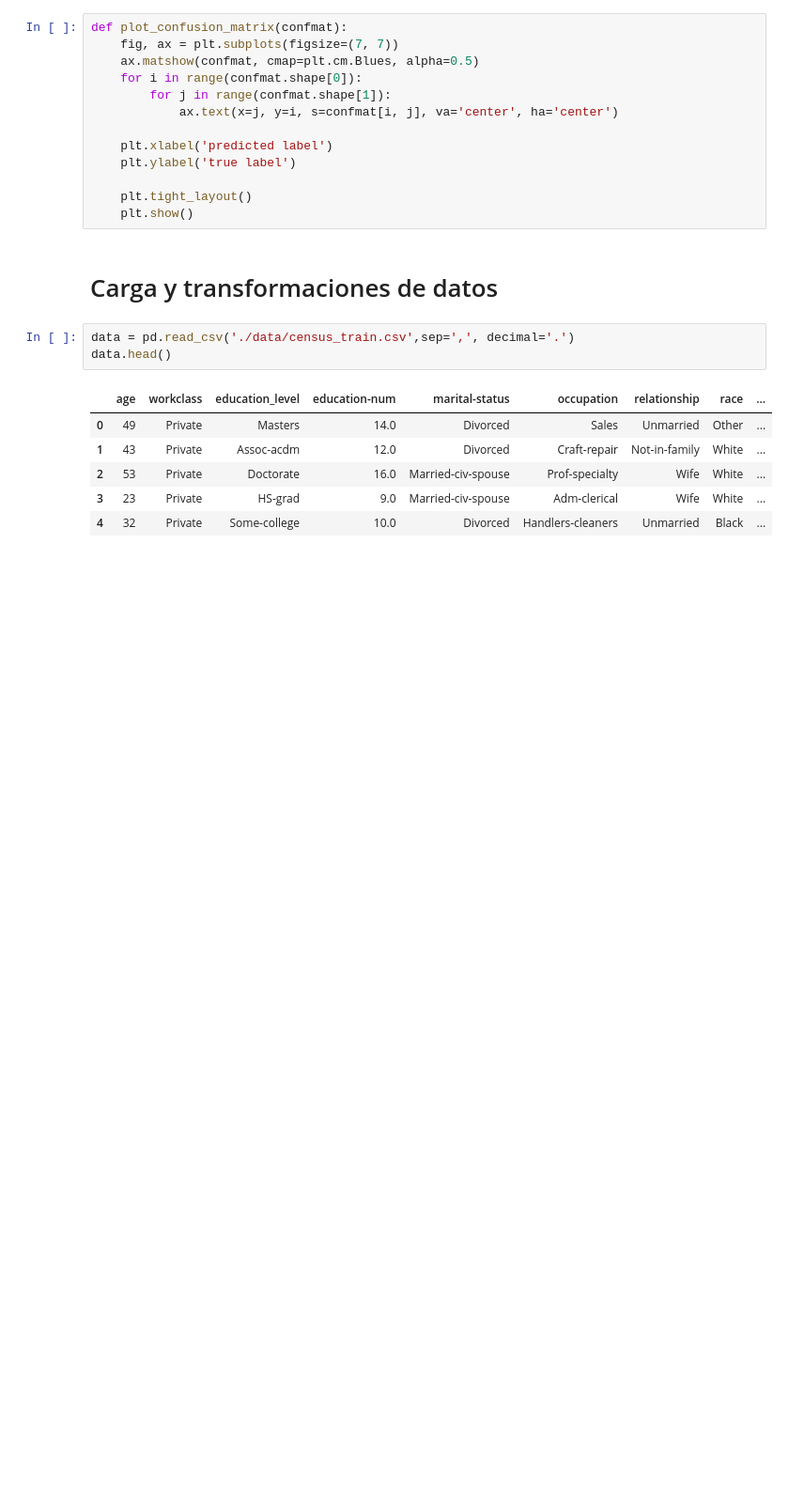
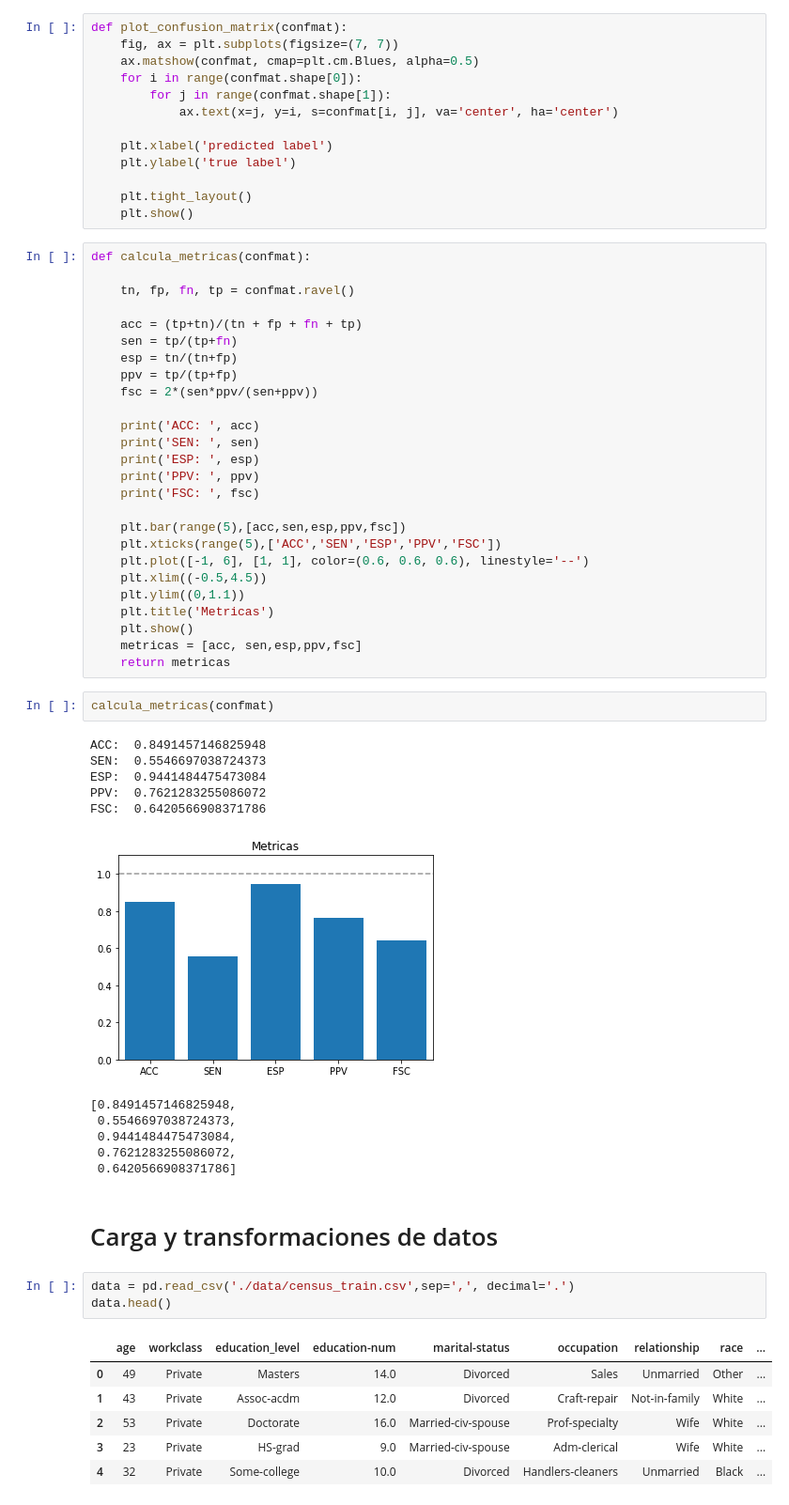
Before and after one commit to unaiherran/mod-machine-learning, a Jupyter notebook: census_clasificacion.ipynb, the cells around one changed output. Shown at 94% size. Saved outputs shown, nothing was run; the diff lists cells and outputs as text; blank space fills up the shorter version.

```diff
--- a/census_clasificacion.ipynb
+++ b/census_clasificacion.ipynb
@@ -59,6 +63,46 @@ def plot_confusion_matrix(confmat):
 
     plt.tight_layout()
     plt.show()
+# %%
+def calcula_metricas(confmat):
+
+    tn, fp, fn, tp = confmat.ravel()
+
+    acc = (tp+tn)/(tn + fp + fn + tp)
+    sen = tp/(tp+fn)
+    esp = tn/(tn+fp)
+    ppv = tp/(tp+fp)
+    fsc = 2*(sen*ppv/(sen+ppv))
+
+    print('ACC: ', acc)
+    print('SEN: ', sen)
+    print('ESP: ', esp)
+    print('PPV: ', ppv)
+    print('FSC: ', fsc)
+
+    plt.bar(range(5),[acc,sen,esp,ppv,fsc])
+    plt.xticks(range(5),['ACC','SEN','ESP','PPV','FSC'])
+    plt.plot([-1, 6], [1, 1], color=(0.6, 0.6, 0.6), linestyle='--')
+    plt.xlim((-0.5,4.5))
+    plt.ylim((0,1.1))
+    plt.title('Metricas')
+    plt.show()
+    metricas = [acc, sen,esp,ppv,fsc]
+    return metricas
+# %%
+calcula_metricas(confmat)
+# %% [output]
+ACC:  0.8491457146825948
+SEN:  0.5546697038724373
+ESP:  0.9441484475473084
+PPV:  0.7621283255086072
+FSC:  0.6420566908371786
+[figure, added]
+[0.8491457146825948,
+ 0.5546697038724373,
+ 0.9441484475473084,
+ 0.7621283255086072,
+ 0.6420566908371786]
 # %% [markdown]
 # Carga y transformaciones de datos
 # %%
```
Also changed, not shown: parts of 57 cells of this notebook.
